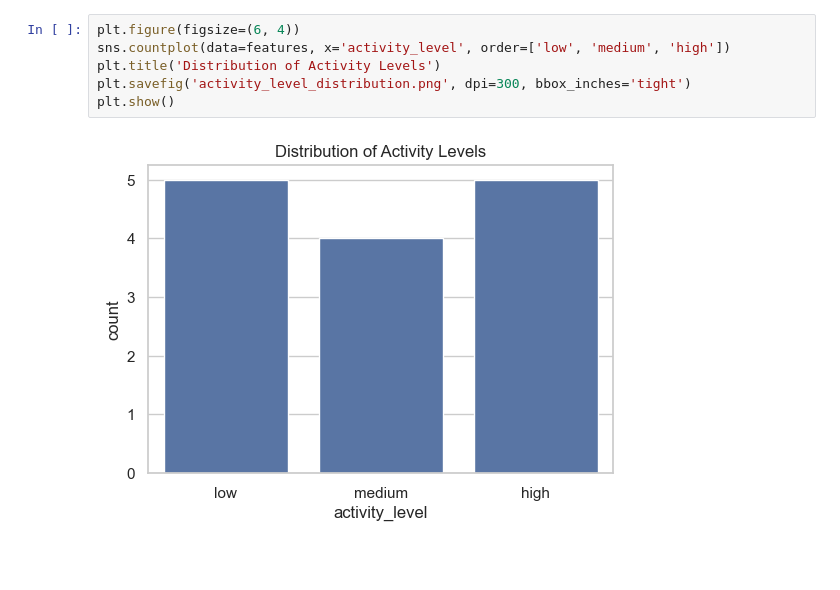
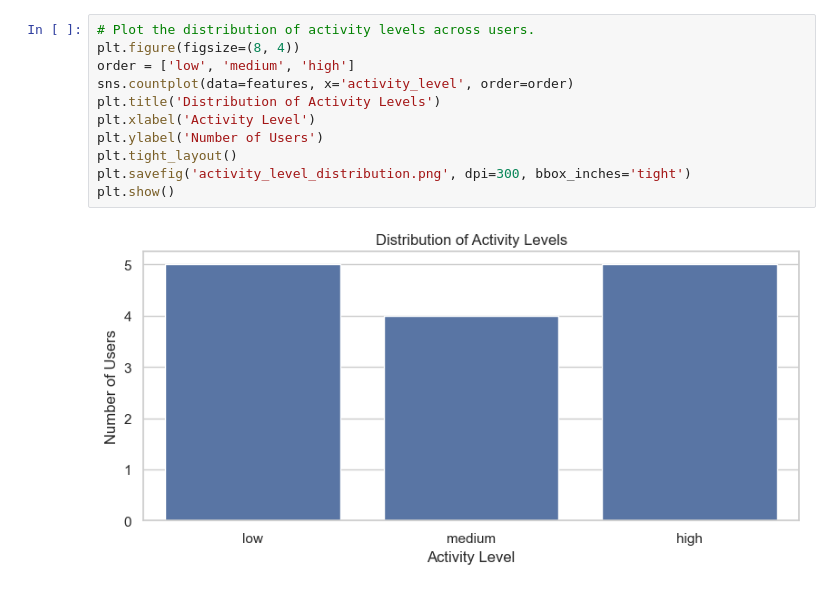
Before and after one commit to Phineas-bot/Final-data-sc, a Jupyter notebook: project/submission/DataScience_Final_GroupA_TeamGamma/3_EDA/eda_notebook.ipynb, the cells around one changed output. Cells and saved outputs as stored; diff of their text form; blank space fills up the shorter version.

```diff
--- a/project/submission/DataScience_Final_GroupA_TeamGamma/3_EDA/eda_notebook.ipynb
+++ b/project/submission/DataScience_Final_GroupA_TeamGamma/3_EDA/eda_notebook.ipynb
@@ -32,8 +49,13 @@ display(features.head())
 # %%
-plt.figure(figsize=(6, 4))
-sns.countplot(data=features, x='activity_level', order=['low', 'medium', 'high'])
+# Plot the distribution of activity levels across users.
+plt.figure(figsize=(8, 4))
+order = ['low', 'medium', 'high']
+sns.countplot(data=features, x='activity_level', order=order)
 plt.title('Distribution of Activity Levels')
+plt.xlabel('Activity Level')
+plt.ylabel('Number of Users')
+plt.tight_layout()
 plt.savefig('activity_level_distribution.png', dpi=300, bbox_inches='tight')
 plt.show()
 # %% [output]
-[figure, old version]
+[figure, new version]
```
Also changed, not shown: parts of 16 cells of this notebook, 36 other files.
